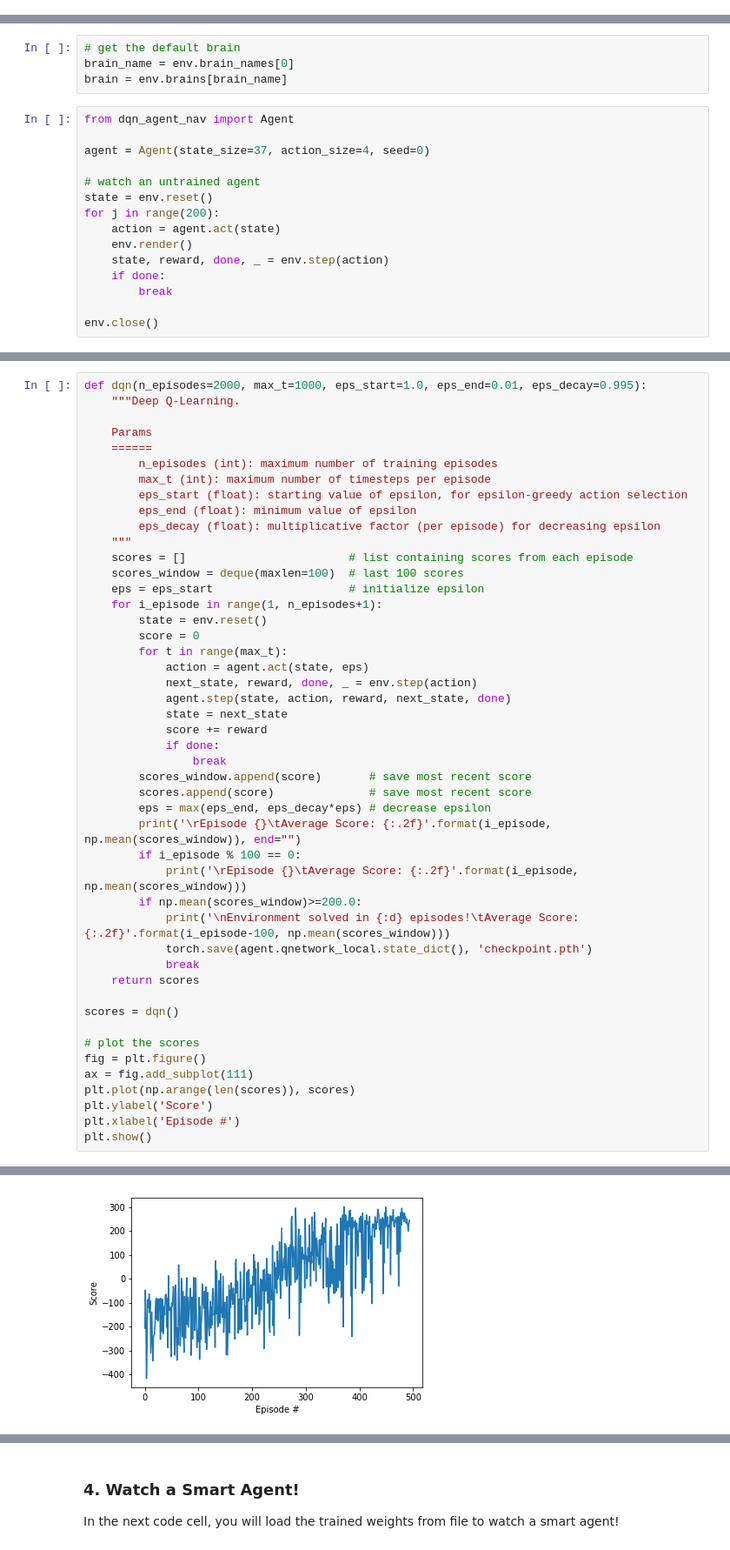
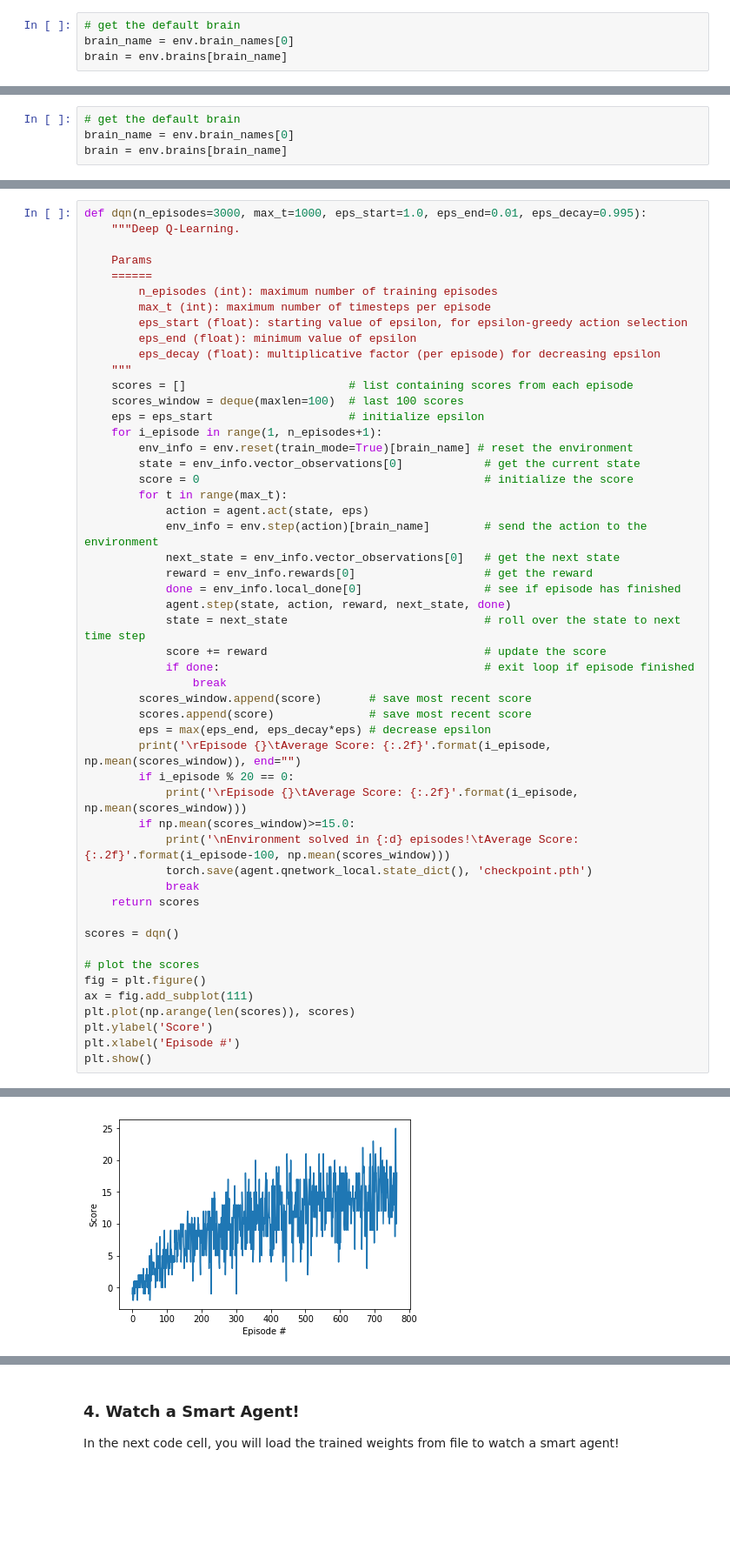
Before and after one commit to kramer102/udacity_rlnd_navigation, a Jupyter notebook: Deep_Q_Network_Navigation.ipynb, the cells around one changed output, grey strips where cells are left out. Shown: that part at 87% size. Drawn from its saved outputs; the diff is of its cells as text; blank space fills up the shorter version.

Commit message:
feat: Modified DQN solution to train banana env

```diff
--- a/Deep_Q_Network_Navigation.ipynb
+++ b/Deep_Q_Network_Navigation.ipynb
@@ -39,3 +39,7 @@ Unity brain name: BananaBrain
         Vector Action space type: discrete
         Vector Action space size (per agent): 4
         Vector Action descriptions: , , ,
+# %%
+# get the default brain
+brain_name = env.brain_names[0]
+brain = env.brains[brain_name]
@@ -63,18 +182,3 @@ _pickle.UnpicklingError: could not find MARK
 # get the default brain
 brain_name = env.brain_names[0]
 brain = env.brains[brain_name]
-# %%
-from dqn_agent_nav import Agent
-
-agent = Agent(state_size=37, action_size=4, seed=0)
-
-# watch an untrained agent
-state = env.reset()
-for j in range(200):
-    action = agent.act(state)
-    env.render()
-    state, reward, done, _ = env.step(action)
-    if done:
-        break
-
-env.close()
@@ -87,5 +185,5 @@ Alternatively, you can skip to the next step below (**4. Watch a Smart Agent!**)
 # %%
-def dqn(n_episodes=2000, max_t=1000, eps_start=1.0, eps_end=0.01, eps_decay=0.995):
+def dqn(n_episodes=3000, max_t=1000, eps_start=1.0, eps_end=0.01, eps_decay=0.995):
     """Deep Q-Learning.
 
     Params
@@ -100,23 +198,27 @@ def dqn(n_episodes=2000, max_t=1000, eps_start=1.0, eps_end=0.01, eps_decay=0.99
     scores_window = deque(maxlen=100)  # last 100 scores
     eps = eps_start                    # initialize epsilon
     for i_episode in range(1, n_episodes+1):
-        state = env.reset()
-        score = 0
+        env_info = env.reset(train_mode=True)[brain_name] # reset the environment
+        state = env_info.vector_observations[0]            # get the current state
+        score = 0                                          # initialize the score
         for t in range(max_t):
             action = agent.act(state, eps)
-            next_state, reward, done, _ = env.step(action)
+            env_info = env.step(action)[brain_name]        # send the action to the environment
+            next_state = env_info.vector_observations[0]   # get the next state
+            reward = env_info.rewards[0]                   # get the reward
+            done = env_info.local_done[0]                  # see if episode has finished
             agent.step(state, action, reward, next_state, done)
-            state = next_state
-            score += reward
-            if done:
+            state = next_state                             # roll over the state to next time step
+            score += reward                                # update the score
+            if done:                                       # exit loop if episode finished
                 break
         scores_window.append(score)       # save most recent score
         scores.append(score)              # save most recent score
         eps = max(eps_end, eps_decay*eps) # decrease epsilon
         print('\rEpisode {}\tAverage Score: {:.2f}'.format(i_episode, np.mean(scores_window)), end="")
-        if i_episode % 100 == 0:
+        if i_episode % 20 == 0:
             print('\rEpisode {}\tAverage Score: {:.2f}'.format(i_episode, np.mean(scores_window)))
-        if np.mean(scores_window)>=200.0:
+        if np.mean(scores_window)>=15.0:
             print('\nEnvironment solved in {:d} episodes!\tAverage Score: {:.2f}'.format(i_episode-100, np.mean(scores_window)))
             torch.save(agent.qnetwork_local.state_dict(), 'checkpoint.pth')
             break
@@ -141 +254 @@ Environment solved in 394 episodes!     Average Score: 200.82
-[figure, old version]
+[figure, new version]
```
Also changed, not shown: parts of 14 cells of this notebook, 1 other file.
